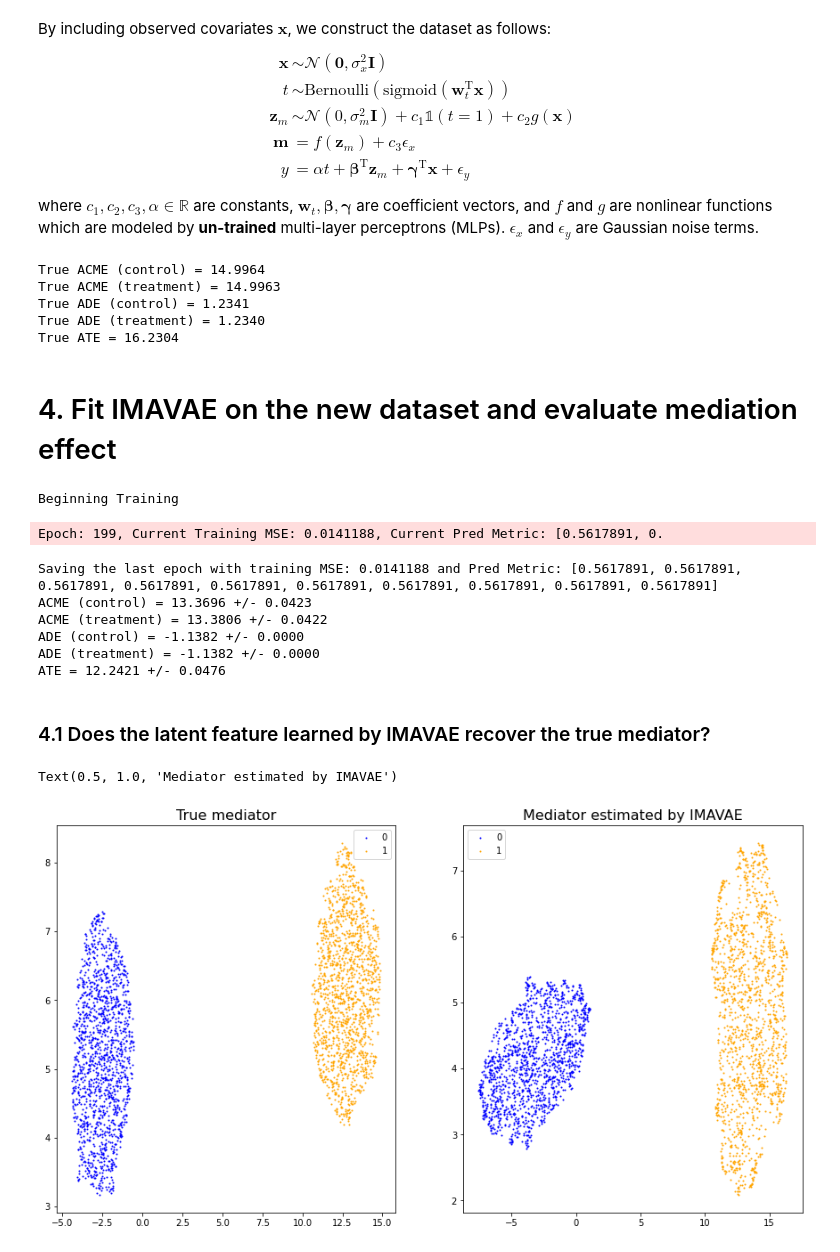
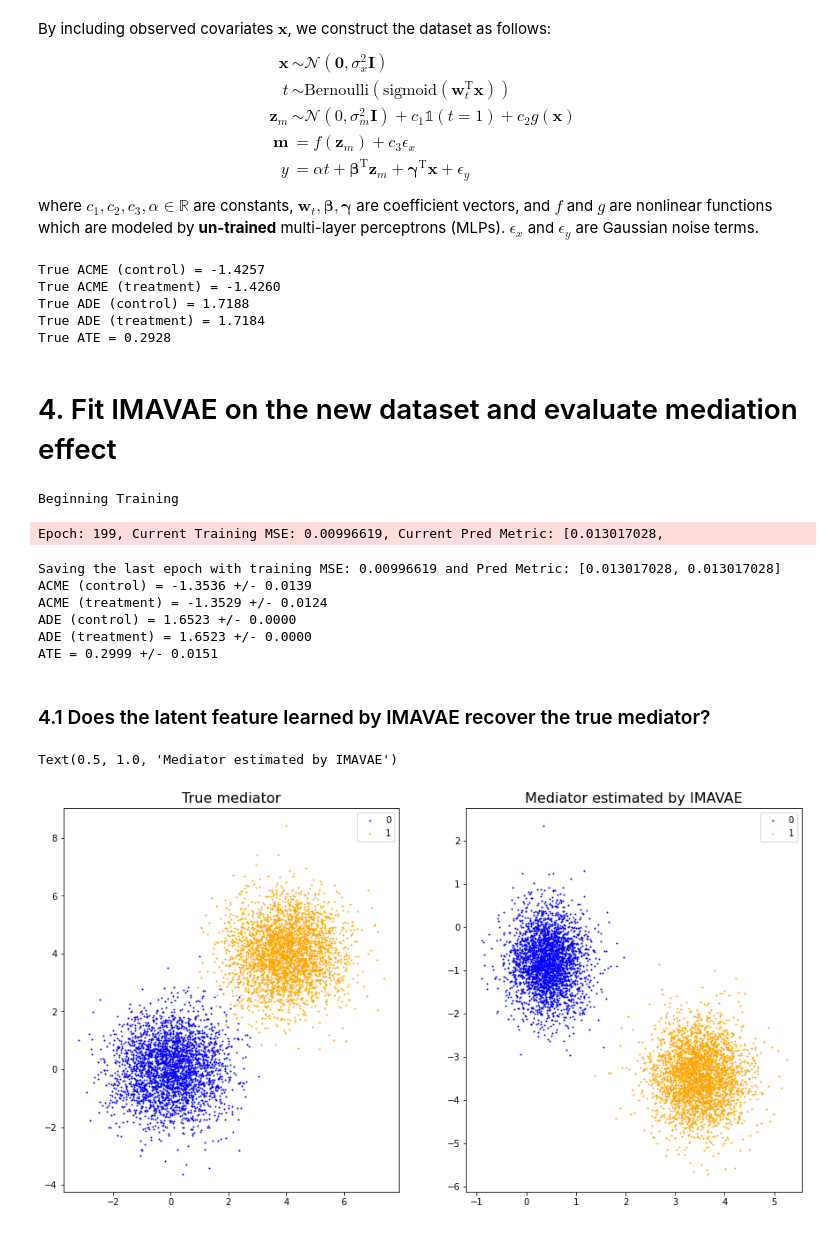
Before and after one commit to jzy95310/IMAVAE, a Jupyter notebook: experiments/sync_data_exp.ipynb, the cells around one changed output. Drawn from its saved outputs; the diff is of its cells as text; code cells hidden in the pictures.

```diff
--- a/experiments/sync_data_exp.ipynb
+++ b/experiments/sync_data_exp.ipynb
@@ -106,23 +106,31 @@ ATE = 4.1308 +/- 0.0272
 # %% [markdown]
 ### 2.1 Does the latent feature learned by IMAVAE recover the true mediator?
 # %%
-reducer_true, reducer_imavae = umap.UMAP(), umap.UMAP()
-embedding_true = reducer_true.fit_transform(Z_m)
+# Counterfactual outcomes
+Z_mc = np.array([Z_m0[i,:] if T[i][0] == 1 else Z_m1[i,:] for i in range(N)])
 with torch.no_grad():
     t0, t1 = torch.zeros(N, 1), torch.ones(N, 1)
     z_m0 = imavae.prior_dist.sample(*imavae.ivae.prior_params(t0))
     z_m1 = imavae.prior_dist.sample(*imavae.ivae.prior_params(t1))
+    # Estimated z_m for factual outcomes
     z_m = torch.stack([z_m0[i,:] if T[i,0] == 0 else z_m1[i,:] for i in range(N)])
-embedding_imavae = reducer_imavae.fit_transform(np.array(z_m))
+    # Estimated z_m for counterfactual outcomes
+    z_mc = torch.stack([z_m0[i,:] if T[i,0] == 1 else z_m1[i,:] for i in range(N)]).numpy()
 
 c_dict = {0: 'blue', 1: 'orange'}
-fig, axs = plt.subplots(1, 2, figsize=(15,8))
+fig, axs = plt.subplots(2, 2, figsize=(15,14))
 for g in np.unique(T.squeeze()):
     i = np.where(T.squeeze() == g)
-    axs[0].scatter(embedding_true[i,0], embedding_true[i,1], c=c_dict[g], label=g, s=1)
-    axs[1].scatter(embedding_imavae[i,0], embedding_imavae[i,1], c=c_dict[g], label=g, s=1)
-axs[0].legend()
-axs[0].set_title("True mediator", size=16)
-axs[1].legend()
-axs[1].set_title("Mediator estimated by IMAVAE", size=16)
+    axs[0][0].scatter(Z_m[i,0], Z_m[i,1], c=c_dict[g], label=g, s=1)
+    axs[0][1].scatter(z_m[i,0], z_m[i,1], c=c_dict[g], label=g, s=1)
+    axs[1][0].scatter(Z_mc[i,0], Z_mc[i,1], c=c_dict[1-g], label=1-g, s=1)
+    axs[1][1].scatter(z_mc[i,0], z_mc[i,1], c=c_dict[1-g], label=1-g, s=1)
+axs[0][0].legend()
+axs[0][0].set_title("True $p(Z_m|T)$", size=16)
+axs[0][1].legend()
+axs[0][1].set_title("$p(Z_m|T)$ estimated by IMAVAE", size=16)
+axs[1][0].legend()
+axs[1][0].set_title("True $p(Z_m|1-T)$", size=16)
+axs[1][1].legend()
+axs[1][1].set_title("$p(Z_m|1-T)$ estimated by IMAVAE", size=16)
 # %% [output]
@@ -142,9 +149,9 @@ y &= \alpha t + \boldsymbol{\beta}^{\text{T}} \boldsymbol{z}_m + \boldsymbol{\ga
 \end{align*}
 where $c_1, c_2, c_3, \alpha \in \mathbb{R}$ are constants, $\boldsymbol{w}_t, \boldsymbol{\beta}, \boldsymbol{\gamma}$ are coefficient vectors, and $f$ and $g$ are nonlinear functions which are modeled by **un-trained** multi-layer perceptrons (MLPs). $\epsilon_{x}$ and $\epsilon_{y}$ are Gaussian noise terms.
 # %%
-N = 3000
+N = 6000
 c1, c2, c3, sigma_x, sigma_m, noise_scale = 4, 0.1, 0.1, 0.5, 1, 0.01
-m_dim, z_m_dim, x_dim, hidden_dim = 50, 10, 20, 25
+m_dim, z_m_dim, x_dim, hidden_dim = 50, 2, 20, 25
 f = nn.Sequential(
     nn.Linear(z_m_dim, hidden_dim),
     nn.LeakyReLU(),
@@ -188,20 +195,20 @@ print("True ADE (control) = {:.4f}".format(ade_c))
 print("True ADE (treatment) = {:.4f}".format(ade_t))
 print("True ATE = {:.4f}".format(ate))
 # %% [output]
-True ACME (control) = 14.9964
-True ACME (treatment) = 14.9963
-True ADE (control) = 1.2341
-True ADE (treatment) = 1.2340
-True ATE = 16.2304
+True ACME (control) = -1.4257
+True ACME (treatment) = -1.4260
+True ADE (control) = 1.7188
+True ADE (treatment) = 1.7184
+True ATE = 0.2928
 # %% [markdown]
 # 4. Fit IMAVAE on the new dataset and evaluate mediation effect
 # %%
-imavae = IMAVAE(n_components=10, n_sup_networks=10, n_hidden_layers=1, hidden_dim=25,
-               optim_name='AdamW', weight_decay=0.0, recon_weight=1.0, elbo_weight=1.0)
+imavae = IMAVAE(n_components=2, n_sup_networks=2, n_hidden_layers=2, hidden_dim=25,
+               optim_name='Adam', recon_weight=0.1, elbo_weight=0.1, sup_weight=1.)
 XT = np.concatenate([T,X], axis=1)
 _ = imavae.fit(
     M, XT, Y,
-    lr=1e-5, n_epochs=200, pretrain=False, verbose=True
+    lr=1e-5, n_epochs=200, pretrain=False, verbose=1
 )
 acme_c_mean, acme_c_std = imavae.acme_score(XT, treatment=False)
 acme_t_mean, acme_t_std = imavae.acme_score(XT, treatment=True)
@@ -215,36 +222,33 @@ print("ADE (treatment) = {:.4f} +/- {:.4f}".format(ade_t_mean, ade_t_std))
 print("ATE = {:.4f} +/- {:.4f}".format(ate_mean, ate_std))
 # %% [output]
 Beginning Training
-Epoch: 199, Current Training MSE: 0.0141188, Current Pred Metric: [0.5617891, 0.
+Epoch: 199, Current Training MSE: 0.00996619, Current Pred Metric: [0.013017028,
-Saving the last epoch with training MSE: 0.0141188 and Pred Metric: [0.5617891, 0.5617891, 0.5617891, 0.5617891, 0.5617891, 0.5617891, 0.5617891, 0.5617891, 0.5617891, 0.5617891]
-ACME (control) = 13.3696 +/- 0.0423
-ACME (treatment) = 13.3806 +/- 0.0422
-ADE (control) = -1.1382 +/- 0.0000
-ADE (treatment) = -1.1382 +/- 0.0000
-ATE = 12.2421 +/- 0.0476
+Saving the last epoch with training MSE: 0.00996619 and Pred Metric: [0.013017028, 0.013017028]
+ACME (control) = -1.3536 +/- 0.0139
+ACME (treatment) = -1.3529 +/- 0.0124
+ADE (control) = 1.6523 +/- 0.0000
+ADE (treatment) = 1.6523 +/- 0.0000
+ATE = 0.2999 +/- 0.0151
 # %% [markdown]
 ### 4.1 Does the latent feature learned by IMAVAE recover the true mediator?
 # %%
-reducer_true, reducer_imavae = umap.UMAP(), umap.UMAP()
-embedding_true = reducer_true.fit_transform(Z_m)
 with torch.no_grad():
     t0, t1 = torch.zeros(N, 1), torch.ones(N, 1)
     t0, t1 = torch.cat([t0, torch.tensor(X).float()], dim=1), torch.cat([t1, torch.tensor(X).float()], dim=1)
     z_m0 = imavae.prior_dist.sample(*imavae.ivae.prior_params(t0))
     z_m1 = imavae.prior_dist.sample(*imavae.ivae.prior_params(t1))
     z_m = torch.stack([z_m0[i,:] if T[i,0] == 0 else z_m1[i,:] for i in range(N)])
-embedding_imavae = reducer_imavae.fit_transform(np.array(z_m))
 
 c_dict = {0: 'blue', 1: 'orange'}
 fig, axs = plt.subplots(1, 2, figsize=(15,8))
 for g in np.unique(T.squeeze()):
     i = np.where(T.squeeze() == g)
-    axs[0].scatter(embedding_true[i,0], embedding_true[i,1], c=c_dict[g], label=g, s=1)
-    axs[1].scatter(embedding_imavae[i,0], embedding_imavae[i,1], c=c_dict[g], label=g, s=1)
+    axs[0].scatter(Z_m[i,0], Z_m[i,1], c=c_dict[g], label=g, s=1)
+    axs[1].scatter(z_m[i,0], z_m[i,1], c=c_dict[g], label=g, s=1)
 axs[0].legend()
 axs[0].set_title("True mediator", size=16)
 axs[1].legend()
 axs[1].set_title("Mediator estimated by IMAVAE", size=16)
 # %% [output]
 Text(0.5, 1.0, 'Mediator estimated by IMAVAE')
-[figure, old version]
+[figure, new version]
```
Also changed, not shown: parts of 4 cells of this notebook, 4 other files.
